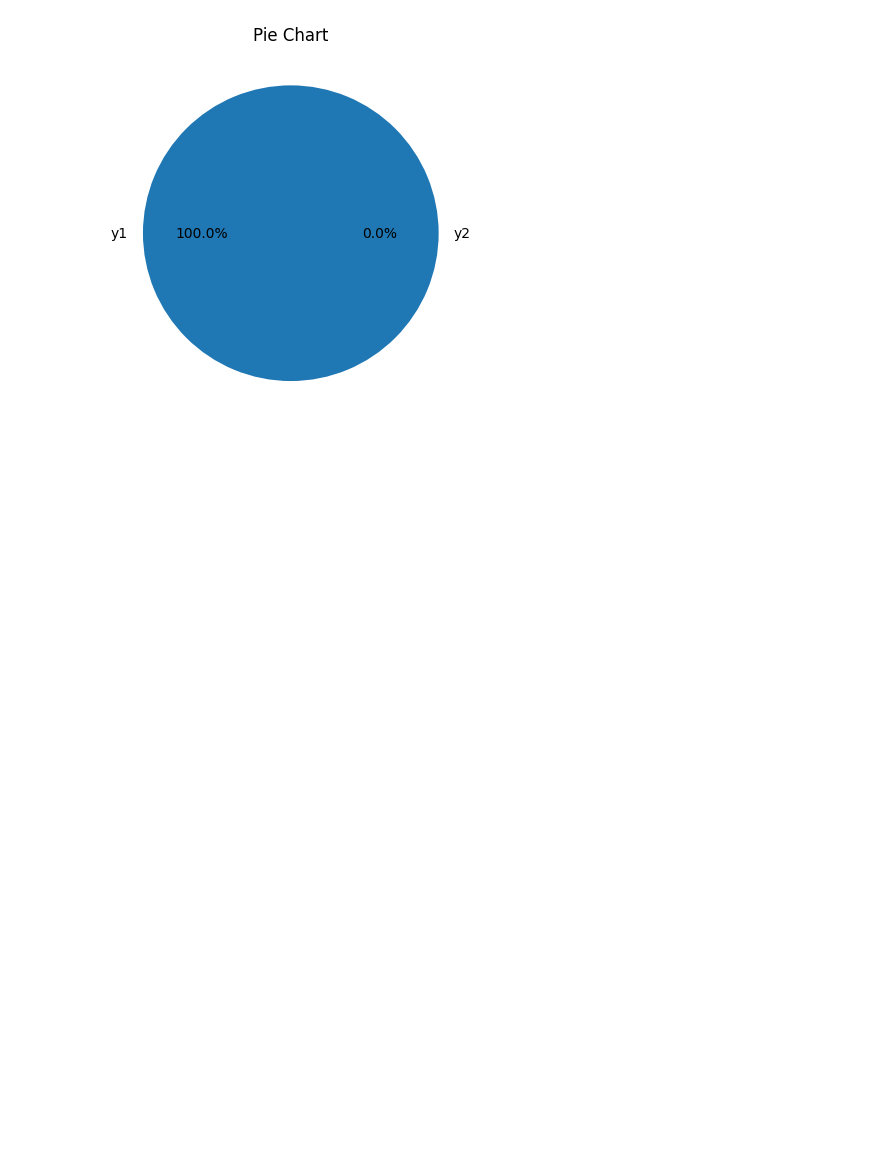
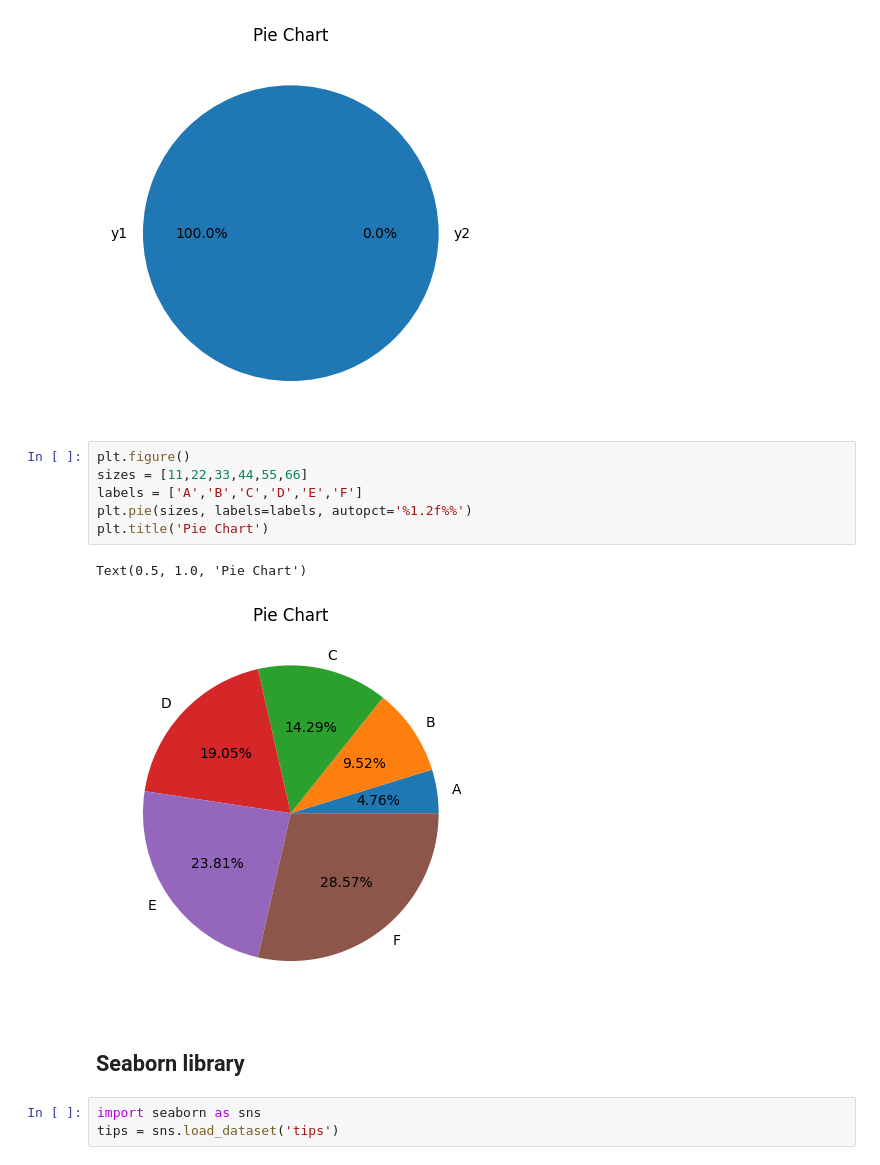
Before and after one commit to KSrikarC/Python, a Jupyter notebook: PYTHON.ipynb, the cells around one changed output. Cells and saved outputs as stored; diff of their text form; blank space fills up the shorter version.

Commit message:
Some basic datasets of Seaborn

```diff
--- a/PYTHON.ipynb
+++ b/PYTHON.ipynb
@@ -101,3 +101,17 @@ plt.show()
 [figure]
 [figure]
 [figure]
+# %%
+plt.figure()
+sizes = [11,22,33,44,55,66]
+labels = ['A','B','C','D','E','F']
+plt.pie(sizes, labels=labels, autopct='%1.2f%%')
+plt.title('Pie Chart')
+# %% [output]
+Text(0.5, 1.0, 'Pie Chart')
+[figure, added]
+# %% [markdown]
+## Seaborn library
+# %%
+import seaborn as sns
+tips = sns.load_dataset('tips')
```
Also changed, not shown: parts of 2 cells of this notebook, 55 other files.
